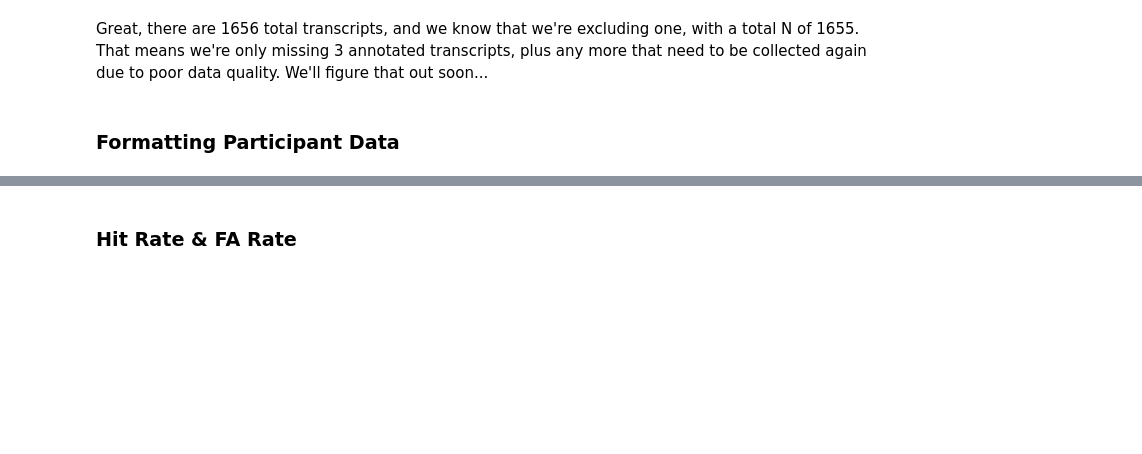
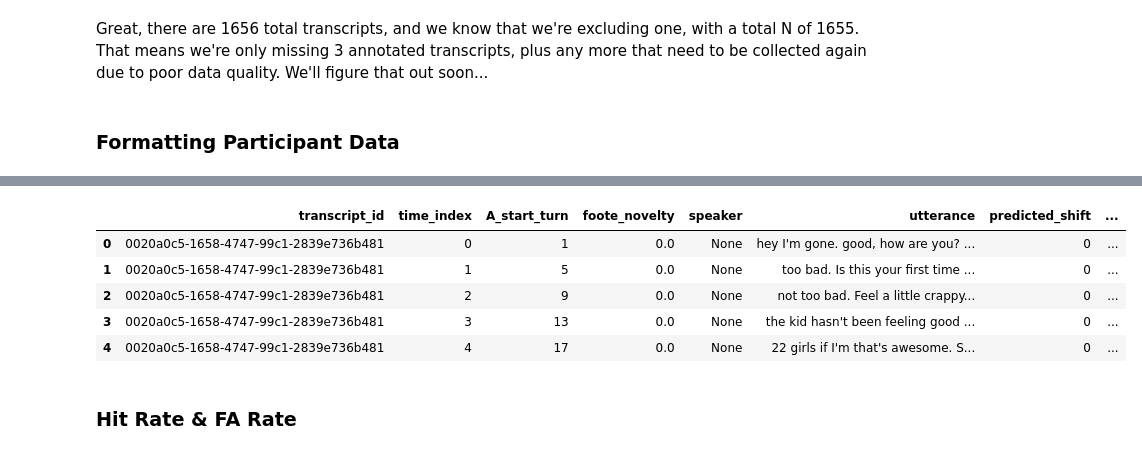
Before and after one commit to SocialInteractionLab/candor, a Jupyter notebook: analysis-full/scripts/1-calculate-foote-novelty.ipynb, the cells around one changed output, grey strips where cells are left out. Saved outputs shown, nothing was run; the diff lists cells and outputs as text; code cells hidden in the pictures; blank space fills up the shorter version.

```diff
--- a/analysis-full/scripts/1-calculate-foote-novelty.ipynb
+++ b/analysis-full/scripts/1-calculate-foote-novelty.ipynb
@@ -273,2 +334,33 @@ pid_counts.head()
+# %%
+# merge annotations with test_foote
+test_foote["foote_utter_norm"] = test_foote["foote_utter_norm"].str.strip()
+merged_ann_df["utter_norm"] = merged_ann_df["utter_norm"].str.strip()
+merged = test_foote.merge(
+    merged_ann_df,
+    left_on=["transcript_id", "foote_utter_norm"],
+    right_on=["transcript_id", "utter_norm"],
+    how="left"
+)
+pid_counts = (
+    merged.groupby(["transcript_id", "time_index", "utterance"])
+    ["PID"]
+    .nunique()
+    .reset_index(name="PID_annotation_count")
+)
+final_df = test_foote.merge(
+    pid_counts,
+    on=["transcript_id", "time_index", "utterance"],
+    how="left"
+)
+final_df["PID_annotation_count"] = final_df["PID_annotation_count"].fillna(0).astype(int)
+
+final_df.head()
+# %% [output]
+|  | transcript_id | time_index | A_start_turn | foote_novelty | speaker | utterance | predicted_shift | ... |
+| 0 | 0020a0c5-1658-4747-99c1-2839e736b481 | 0 | 1 | 0.0 | None | hey I'm gone. good, how are you? ... | 0 | ... |
+| 1 | 0020a0c5-1658-4747-99c1-2839e736b481 | 1 | 5 | 0.0 | None | too bad. Is this your first time ... | 0 | ... |
+| 2 | 0020a0c5-1658-4747-99c1-2839e736b481 | 2 | 9 | 0.0 | None | not too bad. Feel a little crappy... | 0 | ... |
+| 3 | 0020a0c5-1658-4747-99c1-2839e736b481 | 3 | 13 | 0.0 | None | the kid hasn't been feeling good ... | 0 | ... |
+| 4 | 0020a0c5-1658-4747-99c1-2839e736b481 | 4 | 17 | 0.0 | None | 22 girls if I'm that's awesome. S... | 0 | ... |
 # %% [markdown]
 ### Hit Rate & FA Rate
```
Also changed, not shown: parts of 8 cells of this notebook, 1 other file.
